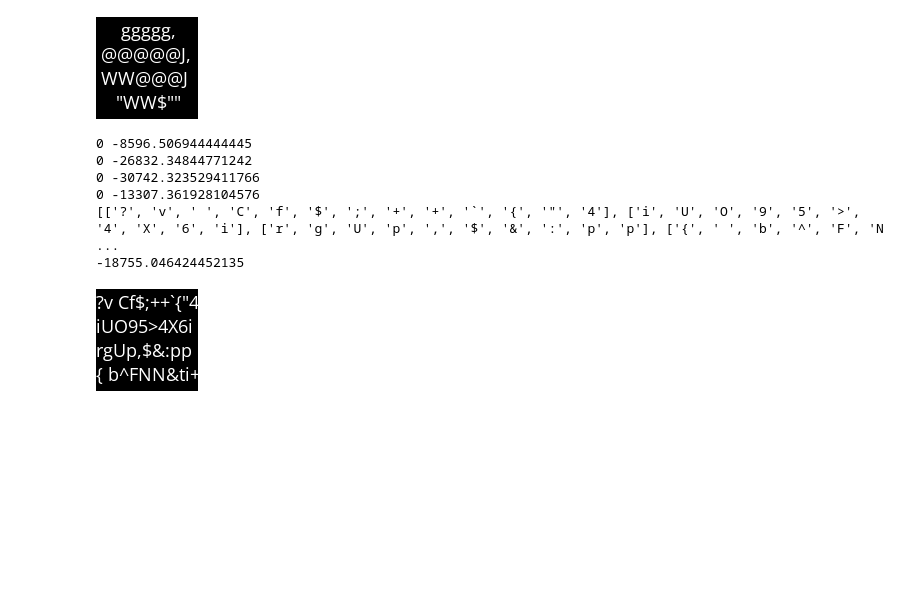
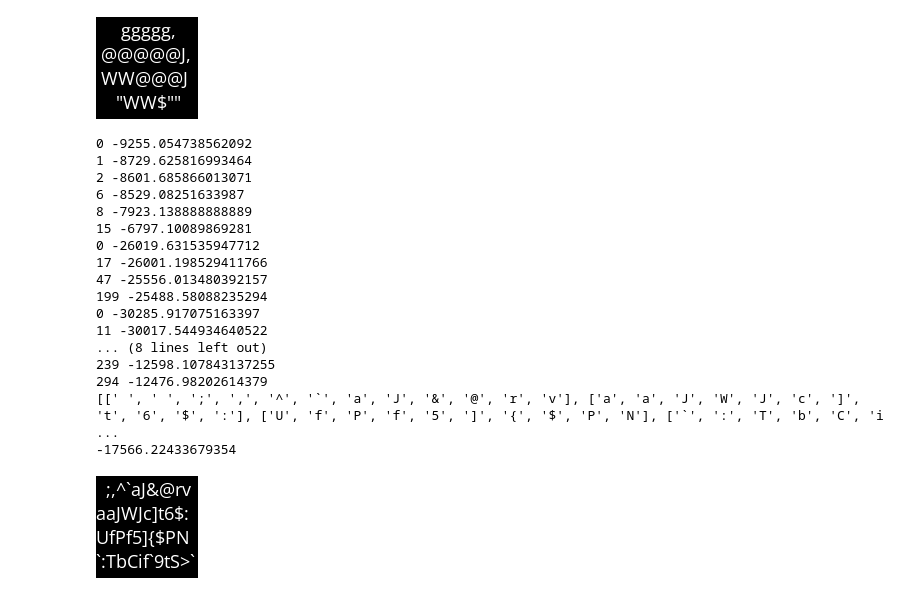
Before and after one commit to wojciechsadlik/python-char-art, a Jupyter notebook: notebooks/line_heuristics.ipynb, the cells around one changed output. Saved outputs shown, nothing was run; the diff lists cells and outputs as text; code cells hidden in the pictures; blank space fills up the shorter version.

Commit message:
line_heuristics notebook

```diff
--- a/notebooks/line_heuristics.ipynb
+++ b/notebooks/line_heuristics.ipynb
@@ -47,18 +47,29 @@ display(render_symbols_img(res_arr, FONT, wh=prep_img.size))
 # %%
 from converters.line_heuristics.random_search import RandomLineSearch
 
-res_arr = RandomLineSearch(CHAR_SET, FONT, 1).process_image(prep_img)
+res_arr = RandomLineSearch(CHAR_SET, FONT, 300).process_image(prep_img)
 print(res_arr)
 print(evaluate_symbol_arr(prep_img, res_arr, FONT, prep_img.size))
 display(render_symbols_img(res_arr, FONT, wh=prep_img.size))
 # %% [output]
-0 -8596.506944444445
-0 -26832.34844771242
-0 -30742.323529411766
-0 -13307.361928104576
-[['?', 'v', ' ', 'C', 'f', '$', ';', '+', '+', '`', '{', '"', '4'], ['i', 'U', 'O', '9', '5', '>', '4', 'X', '6', 'i'], ['r', 'g', 'U', 'p', ',', '$', '&', ':', 'p', 'p'], ['{', ' ', 'b', '^', 'F', 'N ...
--18755.046424452135
+0 -9255.054738562092
+1 -8729.625816993464
+2 -8601.685866013071
+6 -8529.08251633987
+8 -7923.138888888889
+15 -6797.10089869281
+0 -26019.631535947712
+17 -26001.198529411766
+47 -25556.013480392157
+199 -25488.58088235294
+0 -30285.917075163397
+11 -30017.544934640522
+... (8 lines left out)
+239 -12598.107843137255
+294 -12476.98202614379
+[[' ', ' ', ';', ',', '^', '`', 'a', 'J', '&', '@', 'r', 'v'], ['a', 'a', 'J', 'W', 'J', 'c', ']', 't', '6', '$', ':'], ['U', 'f', 'P', 'f', '5', ']', '{', '$', 'P', 'N'], ['`', ':', 'T', 'b', 'C', 'i ...
+-17566.22433679354
-[figure, old version]
+[figure, new version]
 # %%
 from converters.line_heuristics.harmony_search import HarmonyLineSearch
 
```
Also changed, not shown: parts of 3 cells of this notebook, 1 other file.
